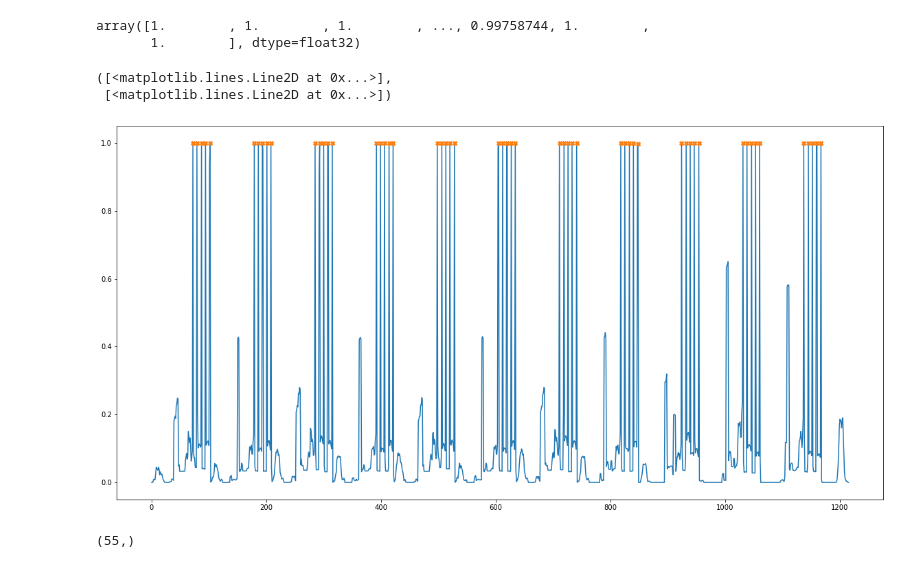
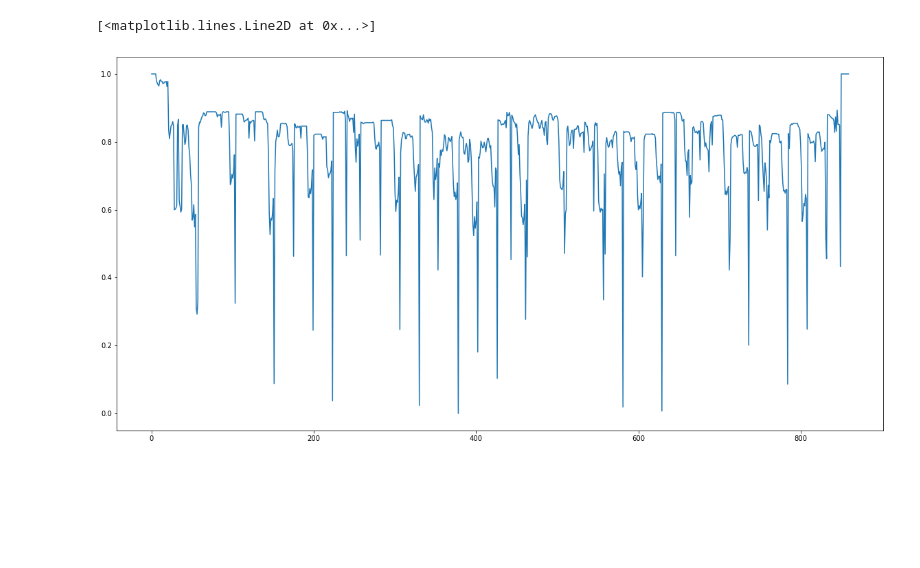
Before and after one commit to SoobumKim/Audio_Deep_Learning, a Jupyter notebook: Detection 5line_v5.ipynb, the cells around one changed output. Drawn from its saved outputs; the diff is of its cells as text; code cells hidden in the pictures; blank space fills up the shorter version.

Commit message:
Detection 5-lines

```diff
--- a/Detection 5line_v5.ipynb
+++ b/Detection 5line_v5.ipynb
@@ -133,8 +14,0 @@ plt.plot(a)
-# %%
-a = np.float32(a)
-a_norm = a.copy()
-
-cv.normalize(a,a_norm,0,1, norm_type=cv.NORM_MINMAX)
-# %% [output]
-array([1.        , 1.        , 1.        , ..., 0.99758744, 1.        ,
-       1.        ], dtype=float32)
@@ -144,11 +15,12 @@ peaks,_ = signal.find_peaks(a_norm, height=0.9)
-# %%
-plt.figure(figsize=[20,10])
-plt.plot(a_norm),plt.plot(peaks,a_norm[peaks],"X")
-# %% [output]
-([<matplotlib.lines.Line2D at 0x...>],
- [<matplotlib.lines.Line2D at 0x...>])
-[figure, removed]
-# %%
-peaks.shape
-# %% [output]
-(55,)
+# %%
+col_hist = np.sum(music_sheet_bi, axis=0)
+col_hist = np.float32(col_hist)
+col_hist_norm = col_hist.copy()
+
+cv.normalize(col_hist,col_hist_norm,0,1, norm_type=cv.NORM_MINMAX)
+
+plt.figure(figsize=[20,10])
+plt.plot(col_hist_norm)
+# %% [output]
+[<matplotlib.lines.Line2D at 0x...>]
+[figure, added]
```
Also changed, not shown: parts of 18 cells of this notebook.
